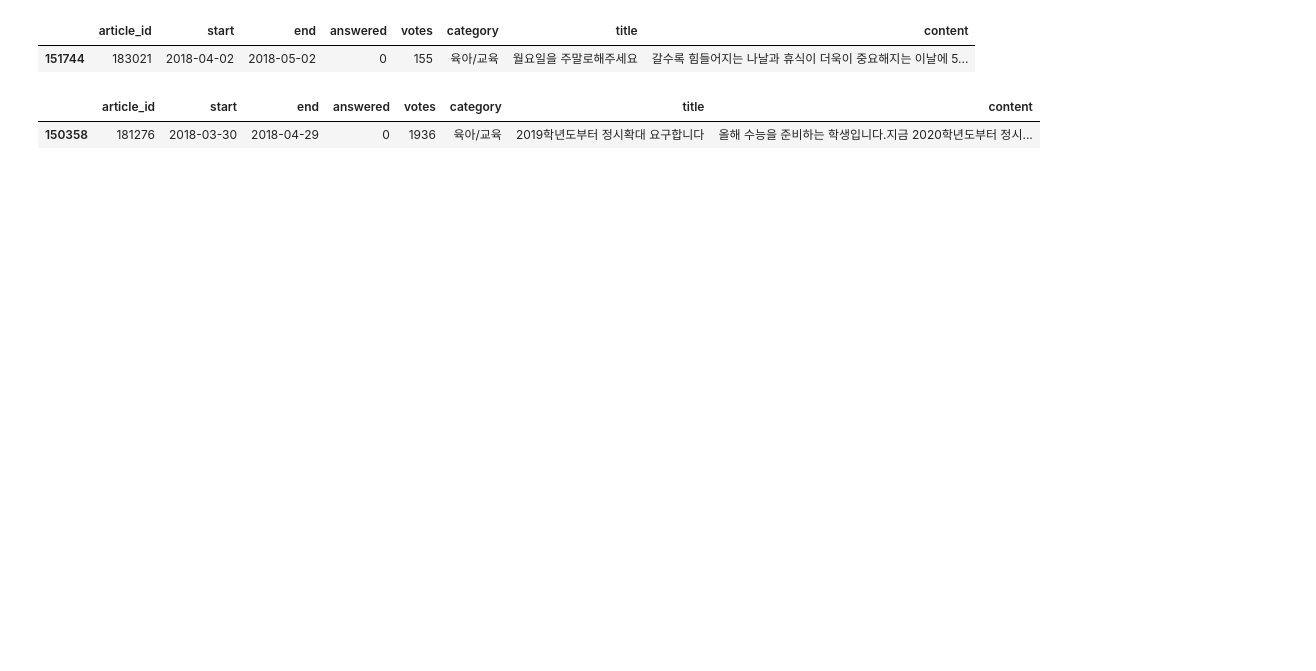
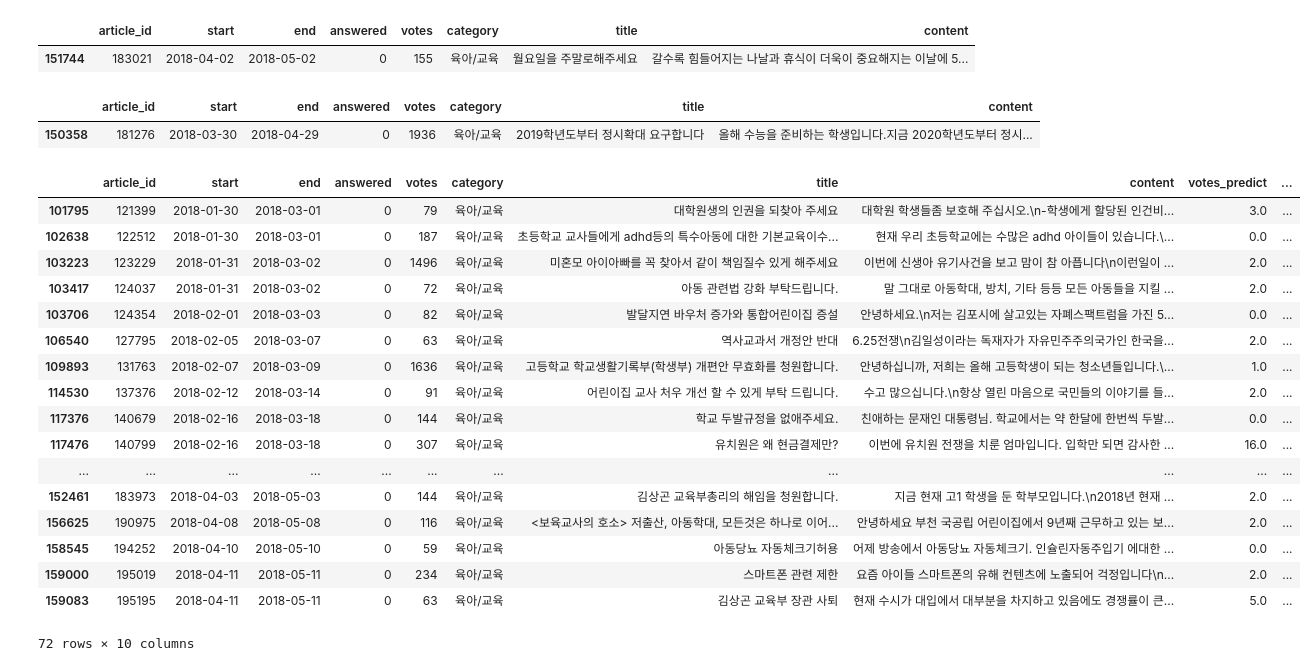
Before and after one commit to corazzon/petitionWrangling, a Jupyter notebook: petition_corrupted.ipynb, the cells around one changed output. Cells and saved outputs as stored; diff of their text form; code cells hidden in the pictures; blank space fills up the shorter version.

```diff
--- a/petition_corrupted.ipynb
+++ b/petition_corrupted.ipynb
@@ -402,3 +402,28 @@ petitions_notnull.loc[petitions_notnull['article_id'] == 181276]
 # %% [output]
 |  | article_id | start | end | answered | votes | category | title | content |
 | 150358 | 181276 | 2018-03-30 | 2018-04-29 | 0 | 1936 | 육아/교육 | 2019학년도부터 정시확대 요구합니다 | 올해 수능을 준비하는 학생입니다.지금 2020학년도부터 정시... |
+# %%
+# 원래 데이터와 예측한 수의 차이가 어느정도인지 본다.
+petition_votes_null['votes'] = petitions_notnull['votes']
+petition_votes_null['votes_diff'] = petitions_notnull['votes'] - petition_votes_null['votes_predict']
+# %%
+petition_votes_null
+# %% [output]
+|  | article_id | start | end | answered | votes | category | title | content | votes_predict | ... |
+| 101795 | 121399 | 2018-01-30 | 2018-03-01 | 0 | 79 | 육아/교육 | 대학원생의 인권을 되찾아 주세요 | 대학원 학생들좀 보호해 주십시오.\n-학생에게 할당된 인건비... | 3.0 | ... |
+| 102638 | 122512 | 2018-01-30 | 2018-03-01 | 0 | 187 | 육아/교육 | 초등학교 교사들에게 adhd등의 특수아동에 대한 기본교육이수... | 현재 우리 초등학교에는 수많은 adhd 아이들이 있습니다.\... | 0.0 | ... |
+| 103223 | 123229 | 2018-01-31 | 2018-03-02 | 0 | 1496 | 육아/교육 | 미혼모 아이아빠를 꼭 찾아서 같이 책임질수 있게 해주세요 | 이번에 신생아 유기사건을 보고 맘이 참 아픕니다\n이런일이 ... | 2.0 | ... |
+| 103417 | 124037 | 2018-01-31 | 2018-03-02 | 0 | 72 | 육아/교육 | 아동 관련법 강화 부탁드립니다. | 말 그대로 아동학대, 방치, 기타 등등 모든 아동들을 지킬 ... | 2.0 | ... |
+| 103706 | 124354 | 2018-02-01 | 2018-03-03 | 0 | 82 | 육아/교육 | 발달지연 바우처 증가와 통합어린이집 증설 | 안녕하세요.\n저는 김포시에 살고있는 자폐스팩트럼을 가진 5... | 0.0 | ... |
+| 106540 | 127795 | 2018-02-05 | 2018-03-07 | 0 | 63 | 육아/교육 | 역사교과서 개정안 반대 | 6.25전쟁\n김일성이라는 독재자가 자유민주주의국가인 한국을... | 2.0 | ... |
+| 109893 | 131763 | 2018-02-07 | 2018-03-09 | 0 | 1636 | 육아/교육 | 고등학교 학교생활기록부(학생부) 개편안 무효화를 청원합니다. | 안녕하십니까, 저희는 올해 고등학생이 되는 청소년들입니다.\... | 1.0 | ... |
+| 114530 | 137376 | 2018-02-12 | 2018-03-14 | 0 | 91 | 육아/교육 | 어린이집 교사 처우 개선 할 수 있게 부탁 드립니다. | 수고 많으십니다.\n항상 열린 마음으로 국민들의 이야기를 들... | 2.0 | ... |
+| 117376 | 140679 | 2018-02-16 | 2018-03-18 | 0 | 144 | 육아/교육 | 학교 두발규정을 없애주세요. | 친애하는 문재인 대통령님. 학교에서는 약 한달에 한번씩 두발... | 0.0 | ... |
+| 117476 | 140799 | 2018-02-16 | 2018-03-18 | 0 | 307 | 육아/교육 | 유치원은 왜 현금결제만? | 이번에 유치원 전쟁을 치룬 엄마입니다. 입학만 되면 감사한 ... | 16.0 | ... |
+| ... | ... | ... | ... | ... | ... | ... | ... | ... | ... | ... |
+| 152461 | 183973 | 2018-04-03 | 2018-05-03 | 0 | 144 | 육아/교육 | 김상곤 교육부총리의 해임을 청원합니다. | 지금 현재 고1 학생을 둔 학부모입니다.\n2018년 현재 ... | 2.0 | ... |
+| 156625 | 190975 | 2018-04-08 | 2018-05-08 | 0 | 116 | 육아/교육 | <보육교사의 호소> 저출산, 아동학대, 모든것은 하나로 이어... | 안녕하세요 부천 국공립 어린이집에서 9년째 근무하고 있는 보... | 2.0 | ... |
+| 158545 | 194252 | 2018-04-10 | 2018-05-10 | 0 | 59 | 육아/교육 | 아동당뇨 자동체크기허용 | 어제 방송에서 아동당뇨 자동체크기. 인슐린자동주입기 에대한 ... | 0.0 | ... |
+| 159000 | 195019 | 2018-04-11 | 2018-05-11 | 0 | 234 | 육아/교육 | 스마트폰 관련 제한 | 요즘 아이들 스마트폰의 유해 컨텐츠에 노출되어 걱정입니다\n... | 2.0 | ... |
+| 159083 | 195195 | 2018-04-11 | 2018-05-11 | 0 | 63 | 육아/교육 | 김상곤 교육부 장관 사퇴 | 현재 수시가 대입에서 대부분을 차지하고 있음에도 경쟁률이 큰... | 5.0 | ... |
+72 rows × 10 columns
```
Also changed, not shown: parts of 7 cells of this notebook.
